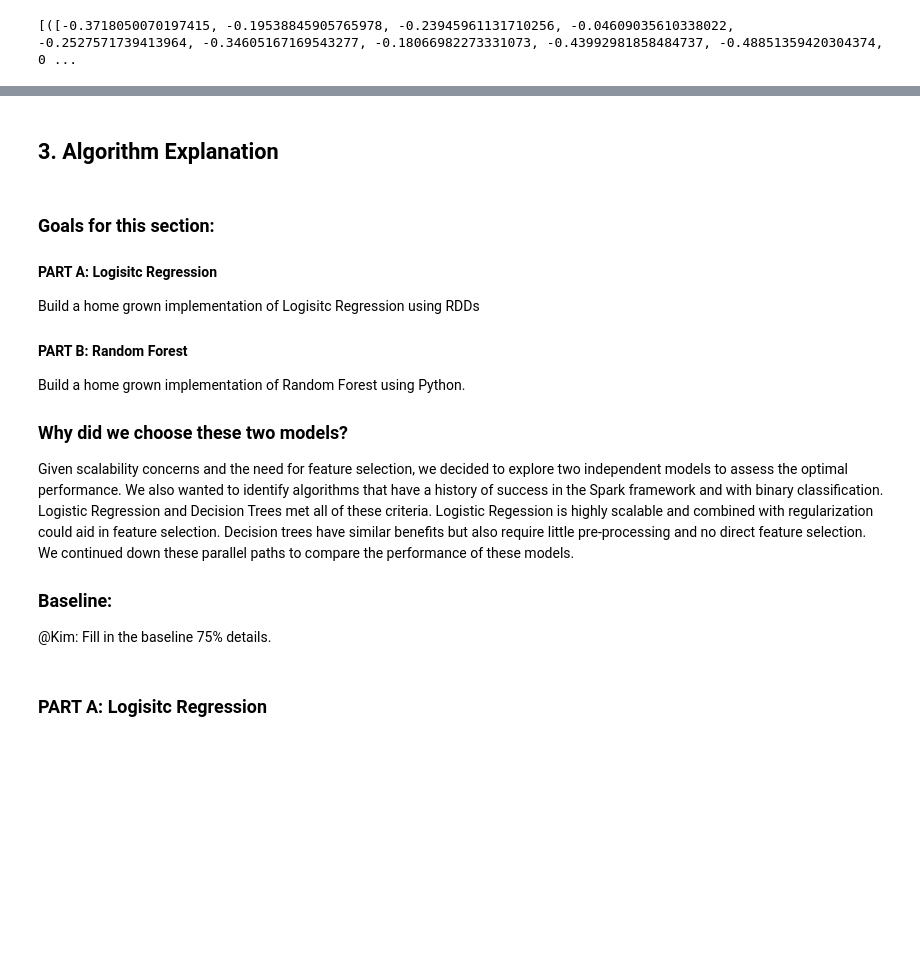
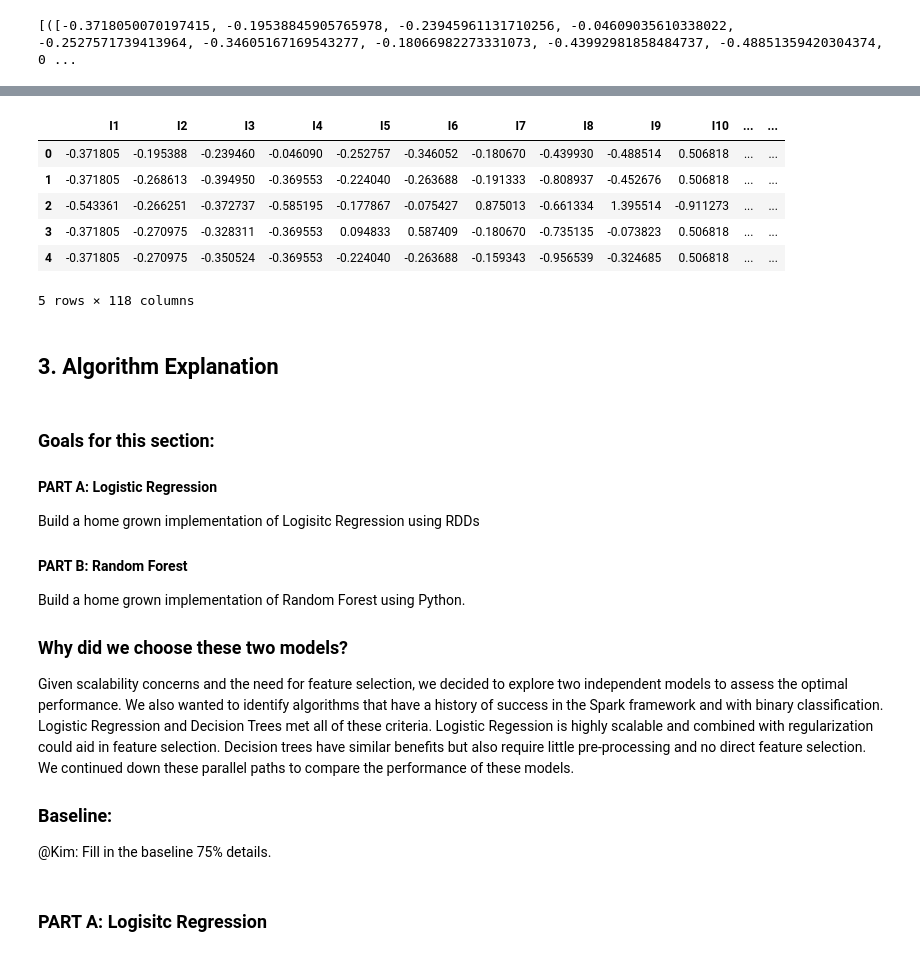
Before and after one commit to cpapadimitriou/Click-Through-Rate-prediction, a Jupyter notebook: Final Submission/261Final - Anusha_Arvindh_Christina_Kim.ipynb, the cells around one changed output, grey strips where cells are left out. Cells and saved outputs as stored; diff of their text form; code cells hidden in the pictures; blank space fills up the shorter version.

```diff
--- a/Final Submission/261Final - Anusha_Arvindh_Christina_Kim.ipynb
+++ b/Final Submission/261Final - Anusha_Arvindh_Christina_Kim.ipynb
@@ -830 +780,6 @@ oheTrasformedToyRDDCached = normedToyRDDCached.map(OHE_transform).cache()
+# %%
+# transforming RDD for C1
+var_position = 13
+cat_var_position = 0
+oheTrasformedToyRDDCached_C1 = normedToyRDDCached.map(lambda x: OHE_transform(x, cat_var_position, high_frequency_categorices_C1, medium_frequency_categorices_C1, low_frequency_categorices_C1)).cache()
 # %%
@@ -850,3 +837,29 @@ toyTestRDD = oheTrasformedToyTestRDDCached
+# %%
+# transforming categorical features for test toy RDD using parameters obtained for train RDDs
+
+# initialize to get C1
+var_position = 13
+cat_var_position = 0
+oheTrasformedToyTestRDDCached_C1 = normedToyTestRDDCached.map(lambda x: OHE_transform(x, cat_var_position, high_frequency_categorices_C1, medium_frequency_categorices_C1, low_frequency_categorices_C1)).cache()
+
+# get transformed features for full data
+oheTrasformedToyTestRDDCached_all = oheTrasformedToyTestRDDCached_C1
+
+for cat_var_position in list(range(1,26)):
+
+    category_counts_C_i = normedToyRDDCached.map(lambda x: ( x[0][cat_var_position+13], 1)) \
+                                       .reduceByKey(lambda x,y: x+y) \
+                                       .sortBy(lambda x: -x[1])
+
+    high_frequency_categorices_C_i = sc.broadcast(category_counts_C_i.filter(lambda x: x[1] >= 100).map(lambda x: x[0]).collect())
+    medium_frequency_categorices_C_i = sc.broadcast(category_counts_C_i.filter(lambda x: x[1] < 100 and x[1] >= 20).map(lambda x: x[0]).collect())
+    low_frequency_categorices_C_i = sc.broadcast(category_counts_C_i.filter(lambda x: x[1] < 20).map(lambda x: x[0]).collect())
+
+    oheTrasformedToyTestRDDCached_C_i = normedToyTestRDDCached.map(lambda x: OHE_transform(x, cat_var_position, high_frequency_categorices_C_i, medium_frequency_categorices_C_i, low_frequency_categorices_C_i)).cache()
+
+    oheTrasformedToyTestRDDCached_all = oheTrasformedToyTestRDDCached_all.zip(oheTrasformedToyTestRDDCached_C_i.map(lambda x: x[0][13:])).map(lambda x: (x[0][0]+x[1], x[0][1]))
+# %%
+toyTestRDD = oheTrasformedToyTestRDDCached_all
 # %%
 print(toyTestRDD.take(1))
 # %% [output]
@@ -858,9 +886,19 @@ print(toyTestRDD.take(1))
+# %%
+toy_test_df.head()
+# %% [output]
+|  | I1 | I2 | I3 | I4 | I5 | I6 | I7 | I8 | I9 | I10 | ... | ... |
+| 0 | -0.371805 | -0.195388 | -0.239460 | -0.046090 | -0.252757 | -0.346052 | -0.180670 | -0.439930 | -0.488514 | 0.506818 | ... | ... |
+| 1 | -0.371805 | -0.268613 | -0.394950 | -0.369553 | -0.224040 | -0.263688 | -0.191333 | -0.808937 | -0.452676 | 0.506818 | ... | ... |
+| 2 | -0.543361 | -0.266251 | -0.372737 | -0.585195 | -0.177867 | -0.075427 | 0.875013 | -0.661334 | 1.395514 | -0.911273 | ... | ... |
+| 3 | -0.371805 | -0.270975 | -0.328311 | -0.369553 | 0.094833 | 0.587409 | -0.180670 | -0.735135 | -0.073823 | 0.506818 | ... | ... |
+| 4 | -0.371805 | -0.270975 | -0.350524 | -0.369553 | -0.224040 | -0.263688 | -0.159343 | -0.956539 | -0.324685 | 0.506818 | ... | ... |
+5 rows × 118 columns
 # %% [markdown]
 ## 3. Algorithm Explanation
 # %% [markdown]
 ### Goals for this section:
 
-#### PART A: Logisitc Regression
+#### PART A: Logistic Regression
 
 Build a home grown implementation of Logisitc Regression using RDDs
 
```
Also changed, not shown: parts of 37 cells of this notebook, 2 other files.
